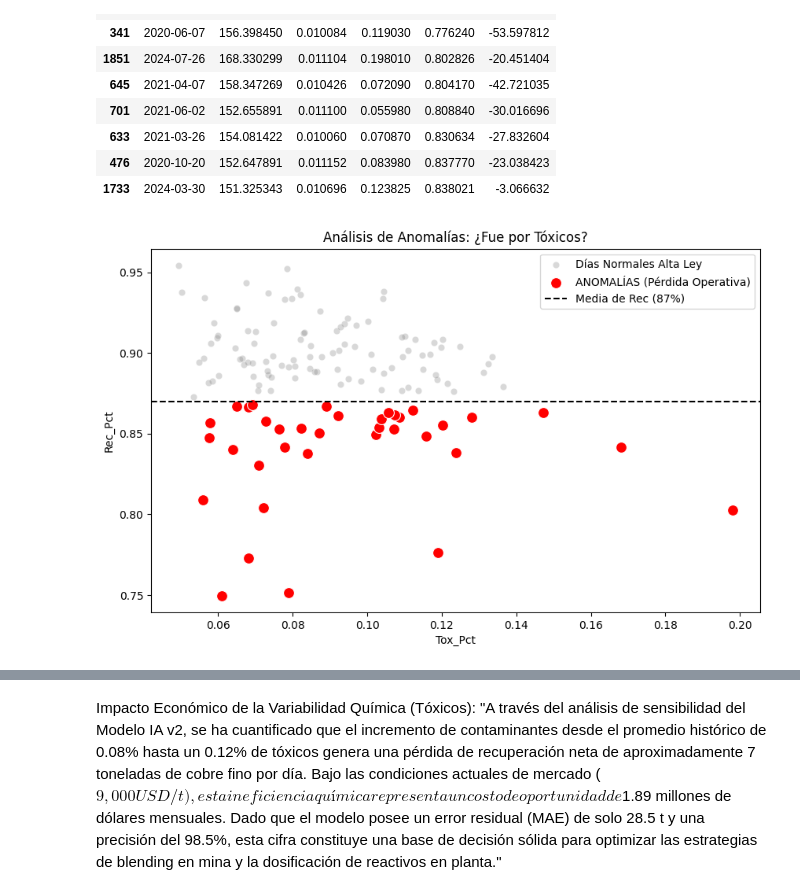
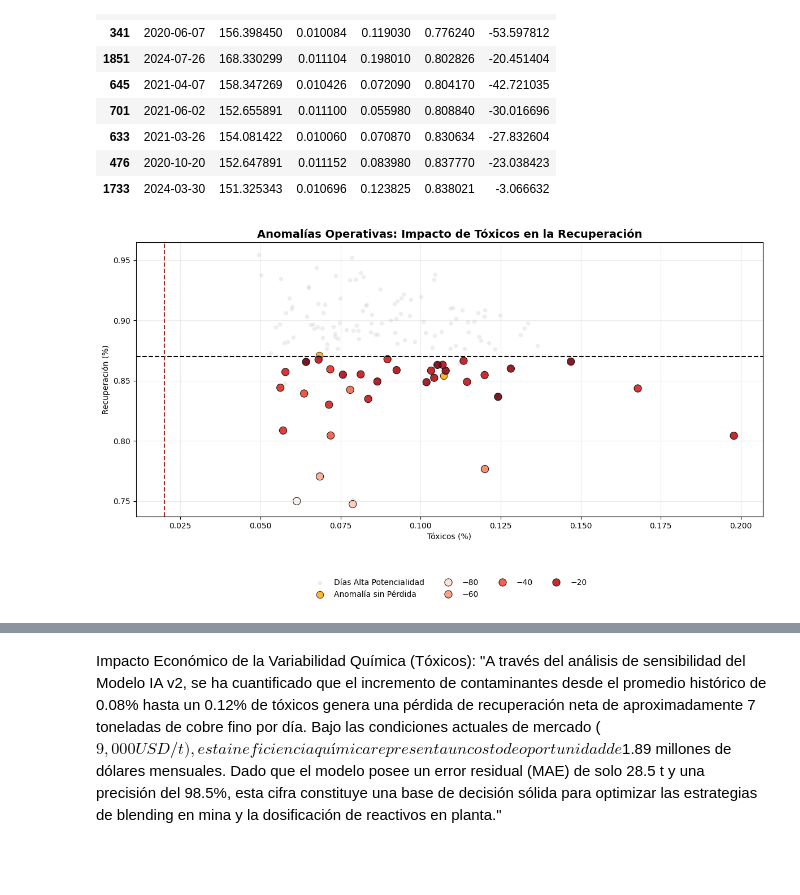
Before and after one commit to raultyv/Machine_learning, a Jupyter notebook: RF_plan_mensual.ipynb, the cells around one changed output, grey strips where cells are left out. Drawn from its saved outputs; the diff is of its cells as text; code cells hidden in the pictures; blank space fills up the shorter version.

```diff
--- a/RF_plan_mensual.ipynb
+++ b/RF_plan_mensual.ipynb
@@ -201,19 +752,92 @@ Se detectaron 36 días con condiciones ideales pero baja eficiencia.
 # %%
 ## influencia con el porcentaje de toxicos
 import matplotlib.pyplot as plt
 import seaborn as sns
 
 plt.figure(figsize=(10, 6))
 
 # Graficamos todos los días potenciales
 sns.scatterplot(data=dias_potenciales, x='Tox_Pct', y='Rec_Pct', color='gray', alpha=0.3, label='Días Normales Alta Ley')
 
 # Resaltamos los días atípicos (Anomalías)
 sns.scatterplot(data=dias_atipicos, x='Tox_Pct', y='Rec_Pct', color='red', s=100, label='ANOMALÍAS (Pérdida Operativa)')
 
 plt.axhline(0.87, color='black', linestyle='--', label='Media de Rec (87%)')
 plt.title('Análisis de Anomalías: ¿Fue por Tóxicos?')
 plt.legend()
 plt.show()
+
+##
+import numpy as np
+
+# Copia para no tocar los datos originales
+dias_plot = dias_atipicos.copy()
+
+# Jitter leve SOLO para visualización
+np.random.seed(42)
+dias_plot['Tox_jitter'] = dias_plot['Tox_Pct'] + np.random.normal(0, 0.0007, len(dias_plot))
+dias_plot['Rec_jitter'] = dias_plot['Rec_Pct'] + np.random.normal(0, 0.002, len(dias_plot))
+
+plt.figure(figsize=(12, 7))
+
+# Días normales
+sns.scatterplot(
+    data=dias_potenciales,
+    x='Tox_Pct',
+    y='Rec_Pct',
+    color='lightgray',
+    alpha=0.4,
+    s=30,
+    label='Días Alta Potencialidad'
+)
+
+# Anomalías SIN pérdida
+sns.scatterplot(
+    data=dias_plot[dias_plot['Tipo_Anomalia'] == 'Anomalía sin Pérdida'],
+    x='Tox_jitter',
+    y='Rec_jitter',
+    color='orange',
+    s=80,
+    edgecolor='black',
+    alpha=0.8,
+    label='Anomalía sin Pérdida'
+)
+
+# Anomalías CON pérdida → COLOR = severidad
+sns.scatterplot(
+    data=dias_plot[dias_plot['Tipo_Anomalia'] == 'Anomalía con Pérdida'],
+    x='Tox_jitter',
+    y='Rec_jitter',
+    hue='Perdida_t',
+    palette='Reds',
+    s=90,
+    edgecolor='black',
+    alpha=0.9,
+    legend='brief'
+)
+
+# Umbrales
+plt.axhline(0.87, color='black', linestyle='--', linewidth=1.5)
+plt.axvline(0.02, color='brown', linestyle='--', linewidth=1.5)
+
+plt.title(
+    'Anomalías Operativas: Impacto de Tóxicos en la Recuperación',
+    fontsize=14,
+    fontweight='bold'
+)
+
+plt.xlabel('Tóxicos (%)')
+plt.ylabel('Recuperación (%)')
+
+plt.legend(
+    loc='upper center',
+    bbox_to_anchor=(0.5, -0.2),
+    ncol=4,
+    frameon=False
+)
+
+plt.grid(True, alpha=0.25)
+plt.tight_layout()
+plt.show()
 # %% [output]
-[figure, old version]
+[figure, new version]
```
Also changed, not shown: parts of 35 cells of this notebook.
